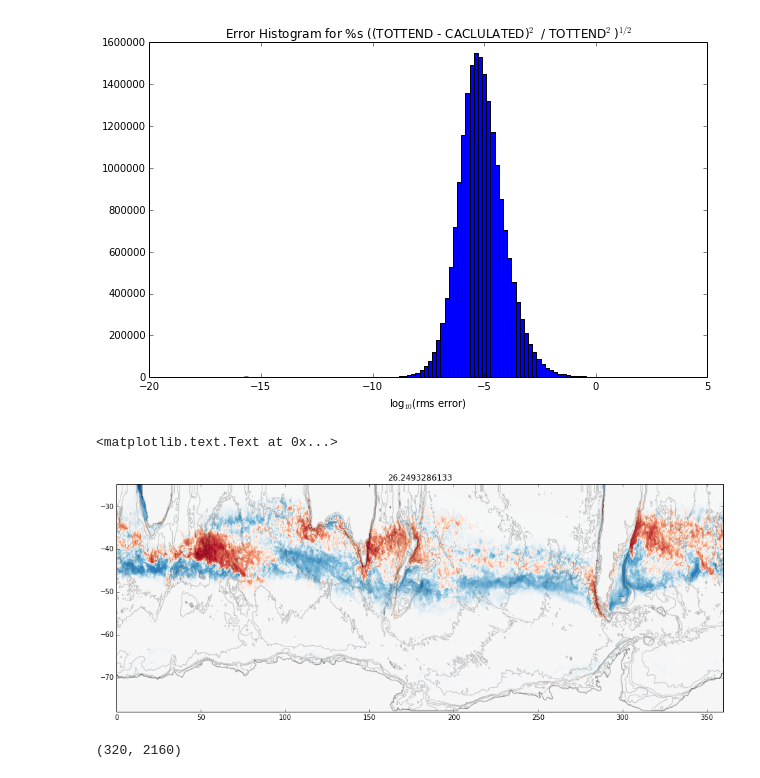
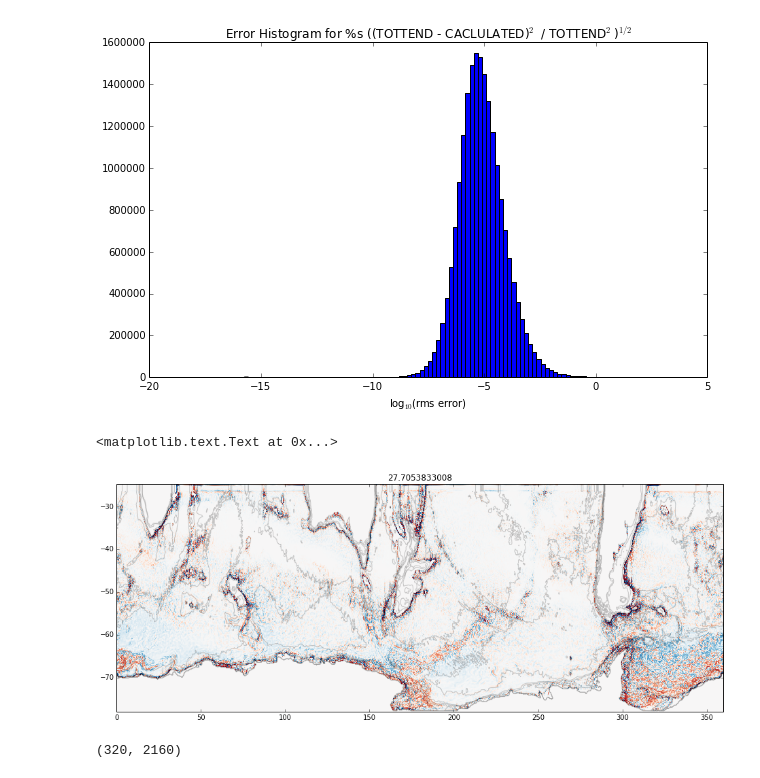
Before and after one commit to dhruvbalwada/watermass, a Jupyter notebook: SOSE_layers_analysis/layers_analysis_sw.ipynb, the cells around one changed output. Saved outputs shown, nothing was run; the diff lists cells and outputs as text; code cells hidden in the pictures.

```diff
--- a/SOSE_layers_analysis/layers_analysis_sw.ipynb
+++ b/SOSE_layers_analysis/layers_analysis_sw.ipynb
@@ -370,21 +362,21 @@ plt.title(r'Error Histogram for %s ((TOTTEND - CACLULATED)$^2$ / TOTTEND$^2$)$^{
 # %%
 r=3e3
 snllim = r/20
 
 Yc = m.yc[0,:,0]
 Xc = m.xc[0,0,:]
 
 #for n in range(22,35):
-n = 40
+n = 15
 plt.figure(figsize=(16,6))
 plt.contour(Xc, Yc, m.depth, [0,50,500,1000,2000,4000], colors='k', alpha=0.2)
-plt.pcolormesh(Xc,Yc, d['diapycnal_vel'][0,n], cmap='RdBu_r',
+plt.pcolormesh(Xc,Yc, d['diapycnal_vel'].sum(axis=0)[n], cmap='RdBu_r',
                norm=matplotlib.colors.SymLogNorm(snllim))
 plt.clim([-r, r])
 plt.title(lb[n])
 # %% [output]
 <matplotlib.text.Text at 0x...>
-[figure, old version]
+[figure, new version]
 # %%
 def rebin(a, shape):
     sh = shape[0],a.shape[0]//shape[0],shape[1],a.shape[1]//shape[1]
```
Also changed, not shown: parts of 7 cells of this notebook.
